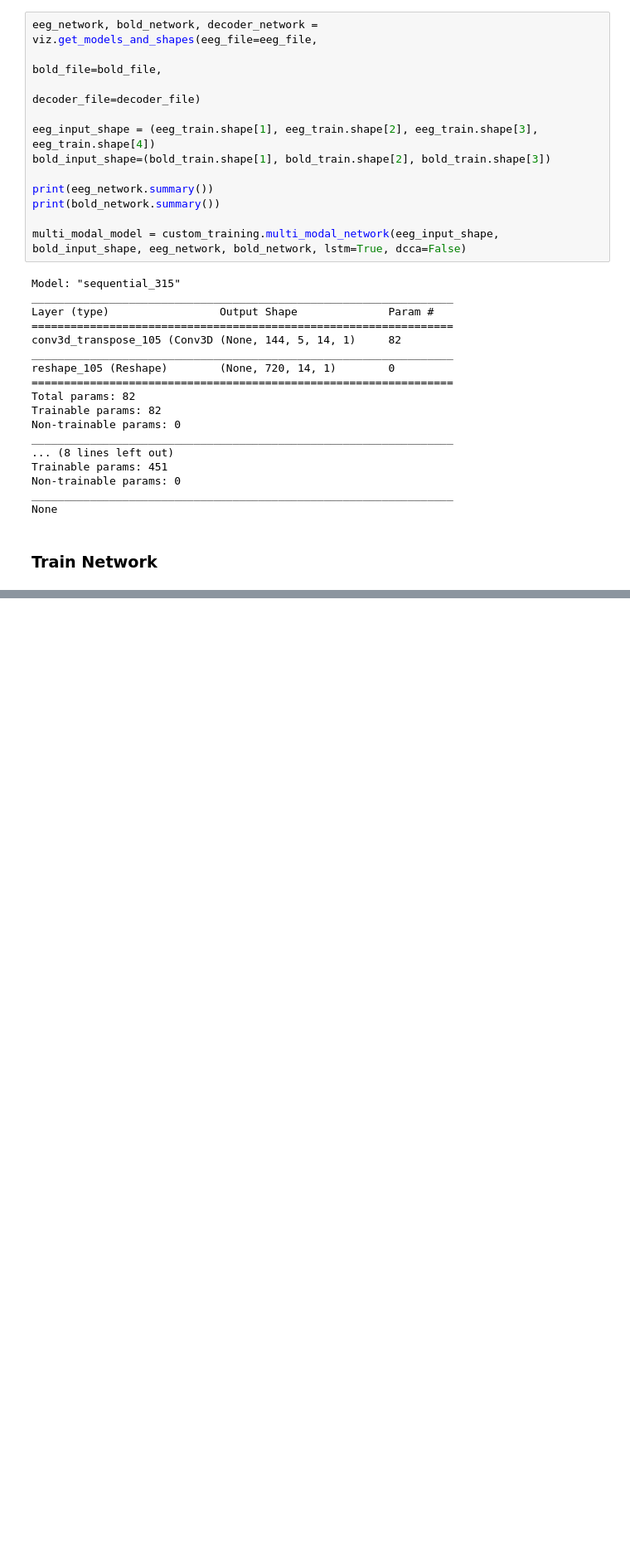
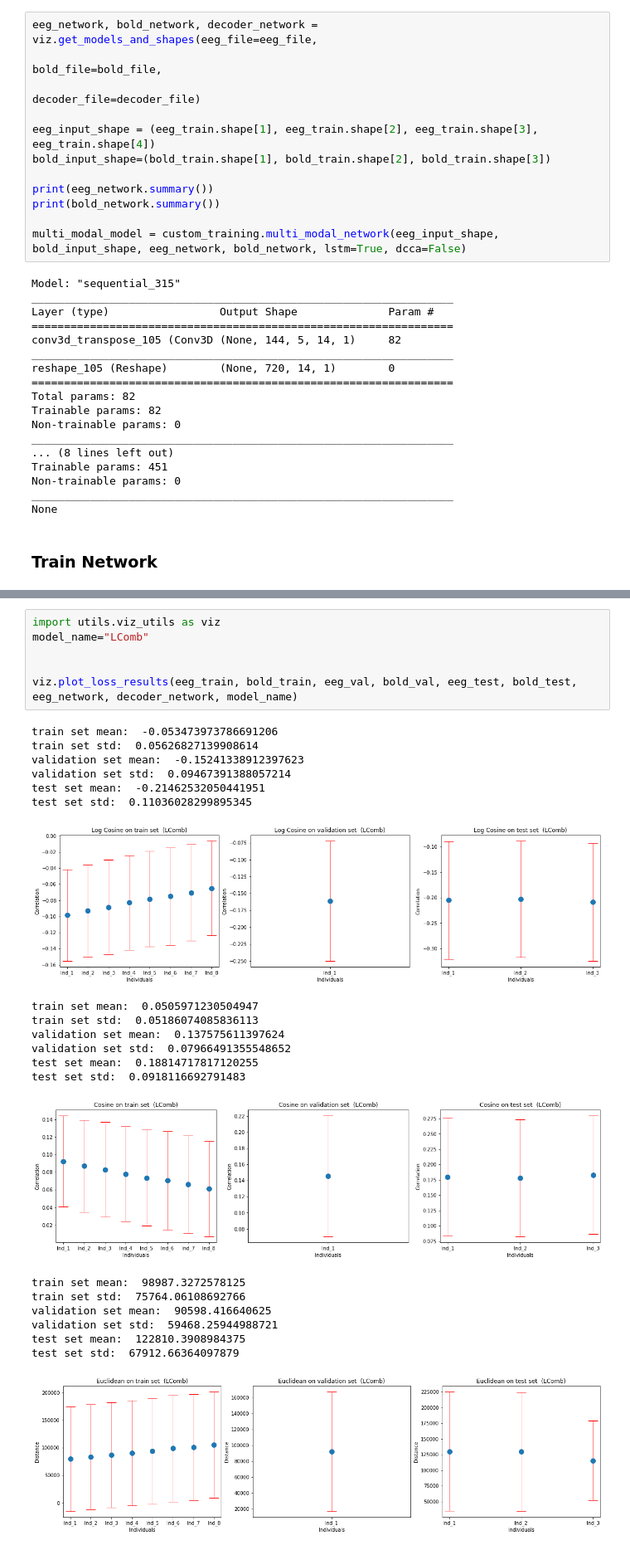
Before and after one commit to DCalhas/eeg_to_fmri, a Jupyter notebook: src/notebooks/lstm_integration.ipynb, the cells around one changed output, grey strips where cells are left out. Shown at 83% size. Saved outputs shown, nothing was run; the diff lists cells and outputs as text; blank space fills up the shorter version.

```diff
--- a/src/notebooks/lstm_integration.ipynb
+++ b/src/notebooks/lstm_integration.ipynb
@@ -204,0 +222,28 @@ InternalError: Failed copying input tensor from /job:localhost/replica:0/task:0/
+# %%
+import utils.viz_utils as viz
+model_name="LComb"
+
+
+viz.plot_loss_results(eeg_train, bold_train, eeg_val, bold_val, eeg_test, bold_test, eeg_network, decoder_network, model_name)
+# %% [output]
+train set mean:  -0.053473973786691206
+train set std:  0.05626827139908614
+validation set mean:  -0.15241338912397623
+validation set std:  0.09467391388057214
+test set mean:  -0.21462532050441951
+test set std:  0.11036028299895345
+[figure, added]
+train set mean:  0.0505971230504947
+train set std:  0.05186074085836113
+validation set mean:  0.137575611397624
+validation set std:  0.07966491355548652
+test set mean:  0.18814717817120255
+test set std:  0.0918116692791483
+[figure, added]
+train set mean:  98987.3272578125
+train set std:  75764.06108692766
+validation set mean:  90598.416640625
+validation set std:  59468.25944988721
+test set mean:  122810.3908984375
+test set std:  67912.66364097879
+[figure, added]
```
Also changed, not shown: parts of 2 cells of this notebook.
